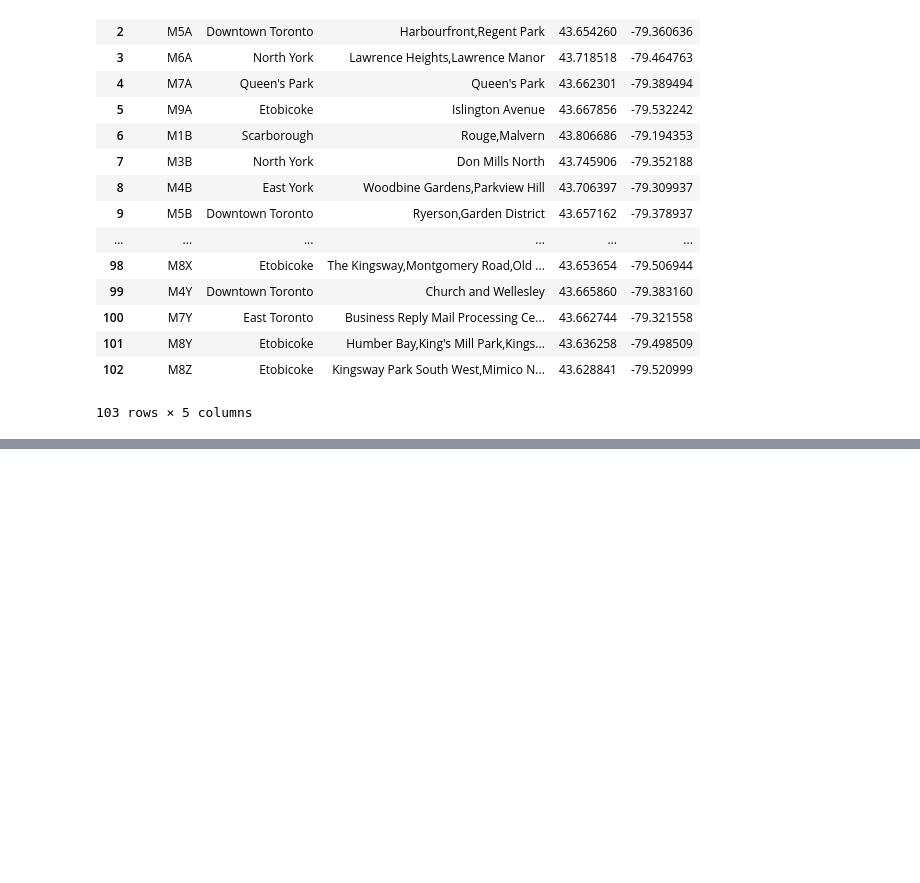
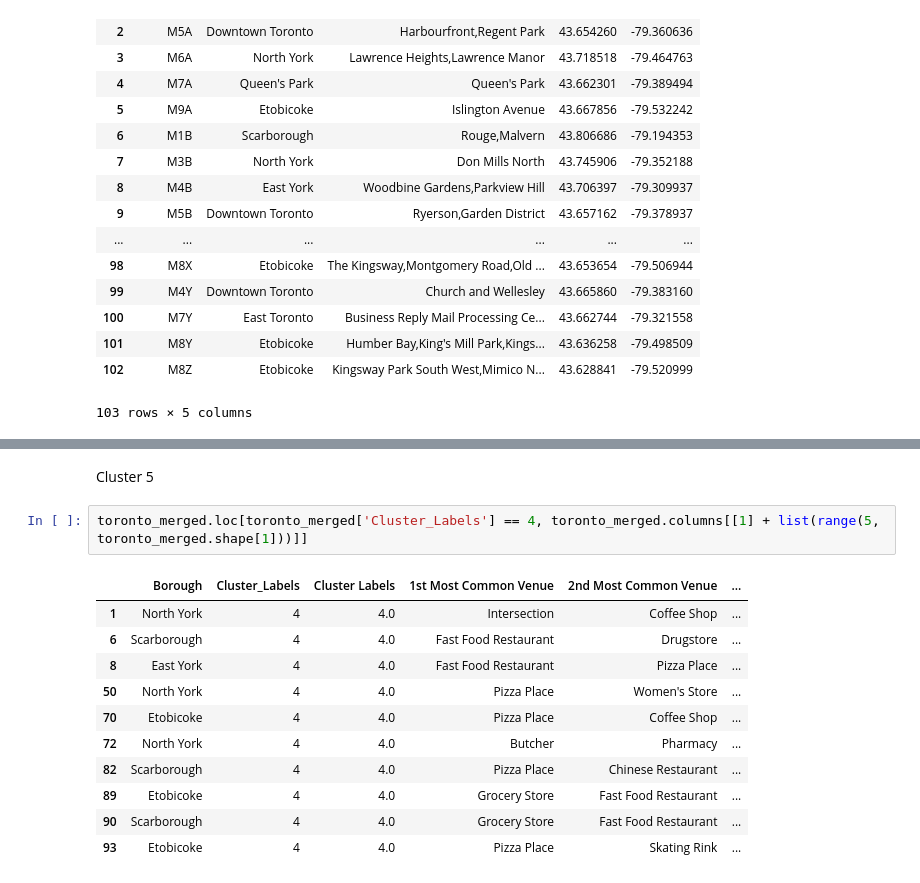
Before and after one commit to drstraton/Coursera_Capstone, a Jupyter notebook: Toronto Neighborhoods.ipynb, the cells around one changed output, grey strips where cells are left out. Saved outputs shown, nothing was run; the diff lists cells and outputs as text; blank space fills up the shorter version.

```diff
--- a/Toronto Neighborhoods.ipynb
+++ b/Toronto Neighborhoods.ipynb
@@ -189,0 +639,16 @@ df_combined
+# %% [markdown]
+Cluster 5
+# %%
+toronto_merged.loc[toronto_merged['Cluster_Labels'] == 4, toronto_merged.columns[[1] + list(range(5, toronto_merged.shape[1]))]]
+# %% [output]
+|  | Borough | Cluster_Labels | Cluster Labels | 1st Most Common Venue | 2nd Most Common Venue | ... |
+| 1 | North York | 4 | 4.0 | Intersection | Coffee Shop | ... |
+| 6 | Scarborough | 4 | 4.0 | Fast Food Restaurant | Drugstore | ... |
+| 8 | East York | 4 | 4.0 | Fast Food Restaurant | Pizza Place | ... |
+| 50 | North York | 4 | 4.0 | Pizza Place | Women's Store | ... |
+| 70 | Etobicoke | 4 | 4.0 | Pizza Place | Coffee Shop | ... |
+| 72 | North York | 4 | 4.0 | Butcher | Pharmacy | ... |
+| 82 | Scarborough | 4 | 4.0 | Pizza Place | Chinese Restaurant | ... |
+| 89 | Etobicoke | 4 | 4.0 | Grocery Store | Fast Food Restaurant | ... |
+| 90 | Scarborough | 4 | 4.0 | Grocery Store | Fast Food Restaurant | ... |
+| 93 | Etobicoke | 4 | 4.0 | Pizza Place | Skating Rink | ... |
```
Also changed, not shown: parts of 41 cells of this notebook.
